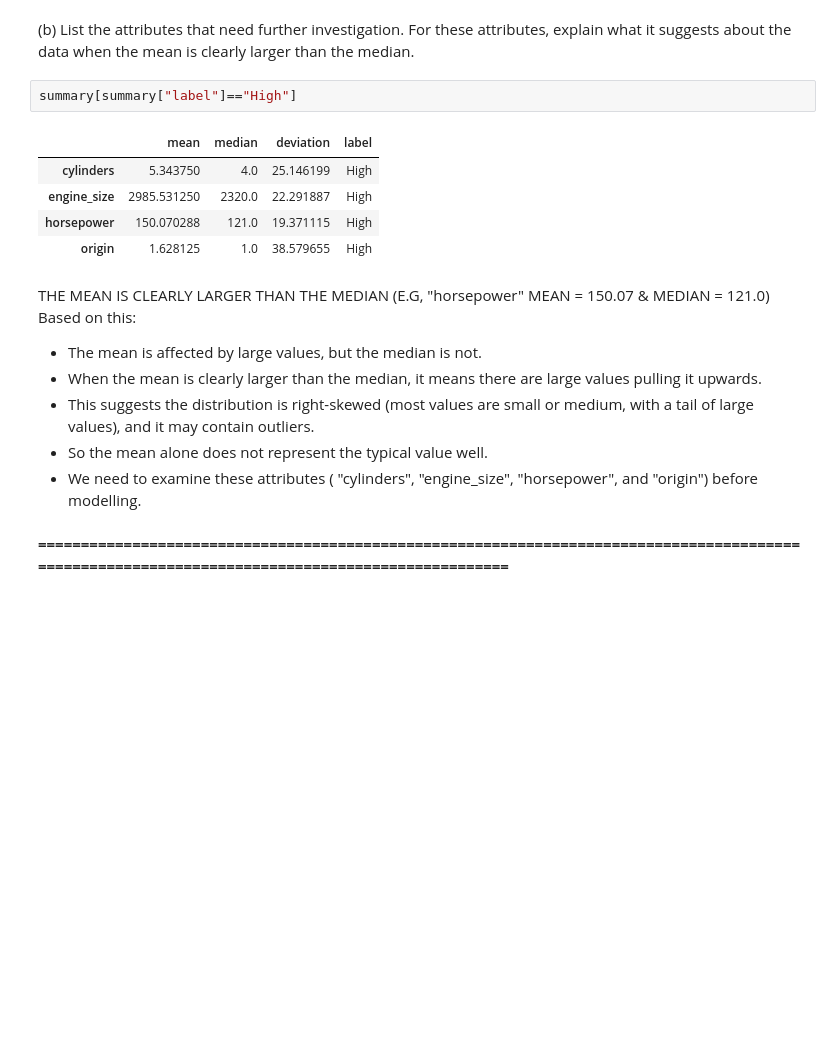
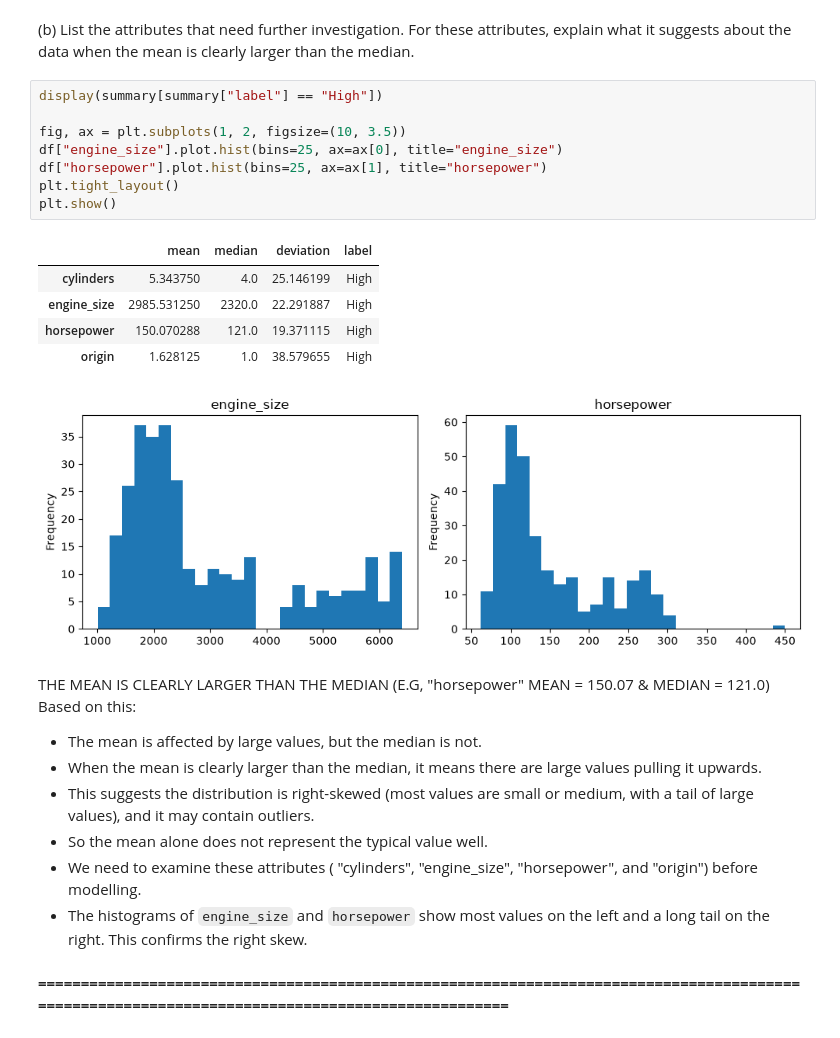
Before and after one commit to 20240406-crypto/Ass_LFD, a Jupyter notebook: LFD_Assignment1/ass.ipynb, the cells around one changed output. Saved outputs shown, nothing was run; the diff lists cells and outputs as text; blank space fills up the shorter version.

```diff
--- a/LFD_Assignment1/ass.ipynb
+++ b/LFD_Assignment1/ass.ipynb
@@ -114,13 +114,20 @@ summary. round(2)
 (b) List the attributes that need further investigation. For these attributes, explain what it
 suggests about the data when the mean is clearly larger than the median.
 # %%
-summary[summary["label"]=="High"]
+display(summary[summary["label"] == "High"])
+
+fig, ax = plt.subplots(1, 2, figsize=(10, 3.5))
+df["engine_size"].plot.hist(bins=25, ax=ax[0], title="engine_size")
+df["horsepower"].plot.hist(bins=25, ax=ax[1], title="horsepower")
+plt.tight_layout()
+plt.show()
 # %% [output]
 |  | mean | median | deviation | label |
 | cylinders | 5.343750 | 4.0 | 25.146199 | High |
 | engine_size | 2985.531250 | 2320.0 | 22.291887 | High |
 | horsepower | 150.070288 | 121.0 | 19.371115 | High |
 | origin | 1.628125 | 1.0 | 38.579655 | High |
+[figure, added]
 # %% [markdown]
 THE MEAN IS CLEARLY LARGER THAN THE MEDIAN (E.G, "horsepower" MEAN = 150.07 & MEDIAN = 121.0)
 Based on this:
@@ -129,6 +136,7 @@ Based on this:
 - This suggests the distribution is right-skewed (most values are small or medium, with a tail of large values), and it may contain outliers.
 - So the mean alone does not represent the typical value well.
 - We need to examine these attributes ( "cylinders", "engine_size", "horsepower", and "origin") before modelling.
+- The histograms of `engine_size` and `horsepower` show most values on the left and a long tail on the right. This confirms the right skew.
 # %% [markdown]
 **================================================================================================================================================**
 # %% [markdown]
```
Also changed, not shown: parts of 3 cells of this notebook.
